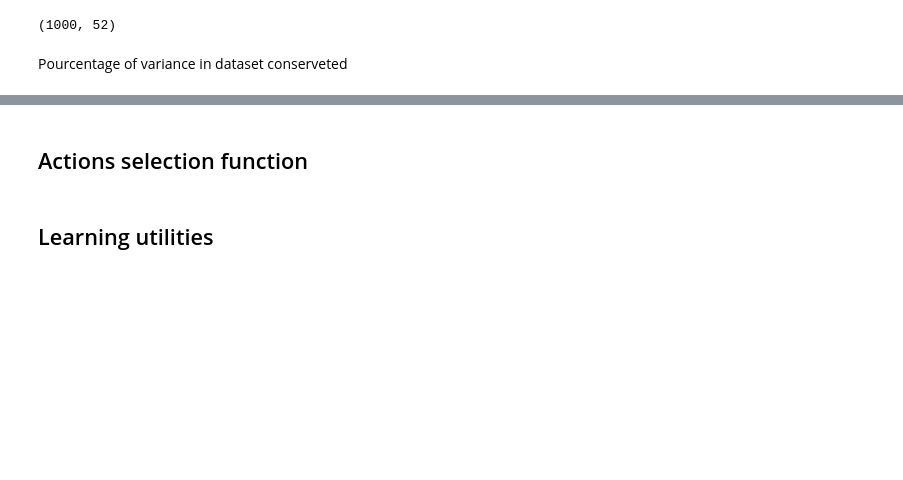
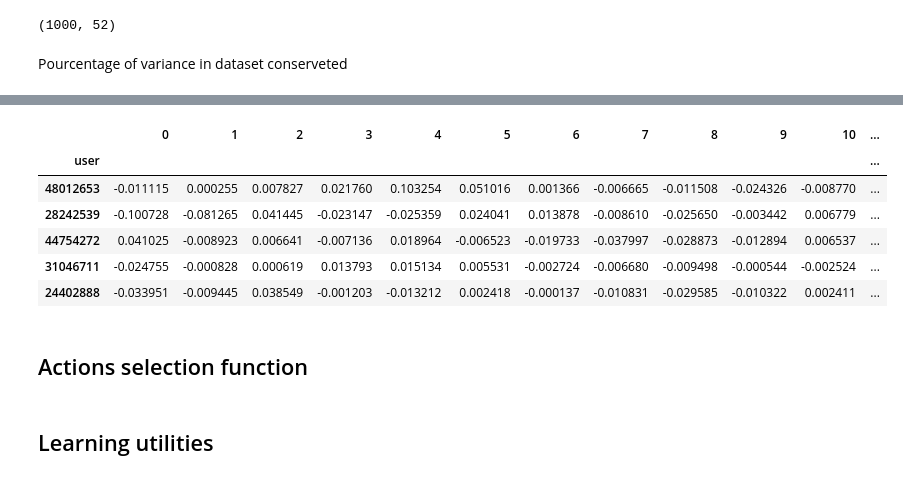
Before and after one commit to PierreGe/RL-movie-recommender, a Jupyter notebook: src/Third attempt at learning.ipynb, the cells around one changed output, grey strips where cells are left out. Drawn from its saved outputs; the diff is of its cells as text; code cells hidden in the pictures; blank space fills up the shorter version.

```diff
--- a/src/Third attempt at learning.ipynb
+++ b/src/Third attempt at learning.ipynb
@@ -68,3 +72,23 @@ movies = pd.concat([movies_raw[list(movies_raw.columns[:2])], pd.DataFrame(pca_d
+# %%
+for n in range(WANTED_DIM):
+    collabo[n] = (collabo[n] * collabo['rating_x'])* collabo['rating_x'] # fois le rating au carre
+# %%
+collabo = collabo.groupby(collabo.user).aggregate(np.average)
+# %%
+for n in range(WANTED_DIM):
+    collabo[n] = (collabo[n] * collabo['rating_x']) # fois le rating moyen pour pouvoir compare les users
+# %%
+collabo = collabo[[n for n in range(WANTED_DIM)]]
+# %%
+collabo.sample(5)
+# %% [output]
+|  | 0 | 1 | 2 | 3 | 4 | 5 | 6 | 7 | 8 | 9 | 10 | ... |
+| user |  |  |  |  |  |  |  |  |  |  |  | ... |
+| 48012653 | -0.011115 | 0.000255 | 0.007827 | 0.021760 | 0.103254 | 0.051016 | 0.001366 | -0.006665 | -0.011508 | -0.024326 | -0.008770 | ... |
+| 28242539 | -0.100728 | -0.081265 | 0.041445 | -0.023147 | -0.025359 | 0.024041 | 0.013878 | -0.008610 | -0.025650 | -0.003442 | 0.006779 | ... |
+| 44754272 | 0.041025 | -0.008923 | 0.006641 | -0.007136 | 0.018964 | -0.006523 | -0.019733 | -0.037997 | -0.028873 | -0.012894 | 0.006537 | ... |
+| 31046711 | -0.024755 | -0.000828 | 0.000619 | 0.013793 | 0.015134 | 0.005531 | -0.002724 | -0.006680 | -0.009498 | -0.000544 | -0.002524 | ... |
+| 24402888 | -0.033951 | -0.009445 | 0.038549 | -0.001203 | -0.013212 | 0.002418 | -0.000137 | -0.010831 | -0.029585 | -0.010322 | 0.002411 | ... |
 # %% [markdown]
 ## Actions selection function
 # %%
```
Also changed, not shown: parts of 12 cells of this notebook.
